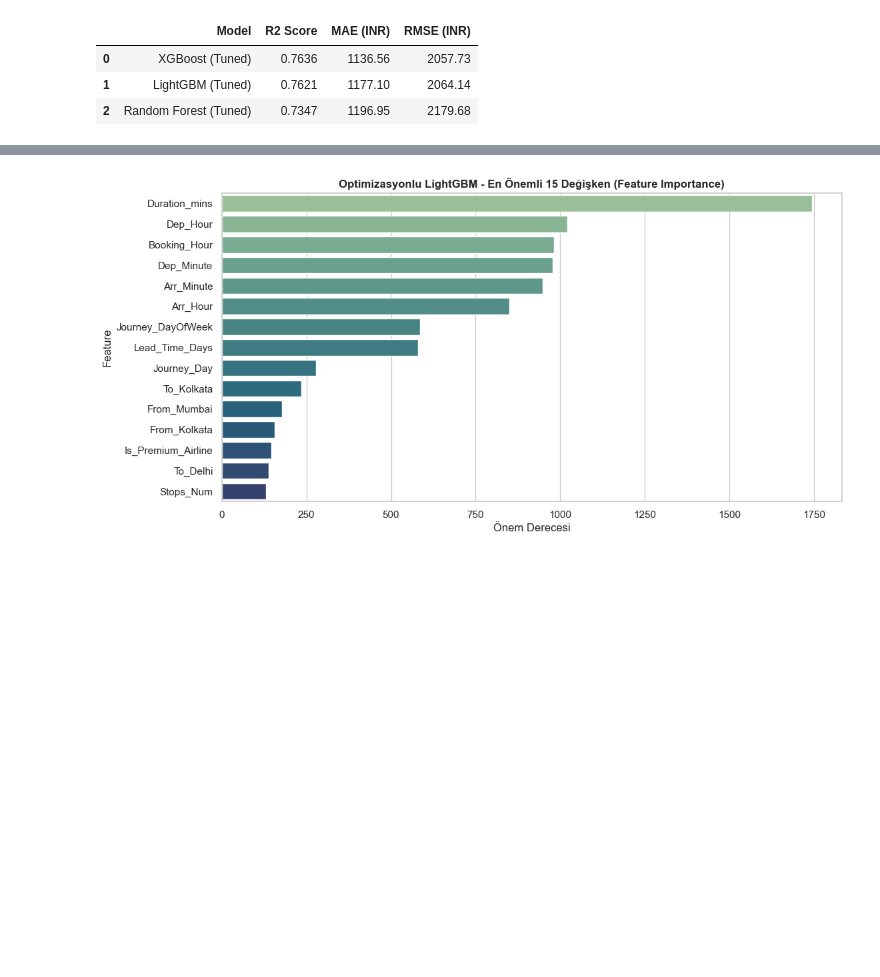
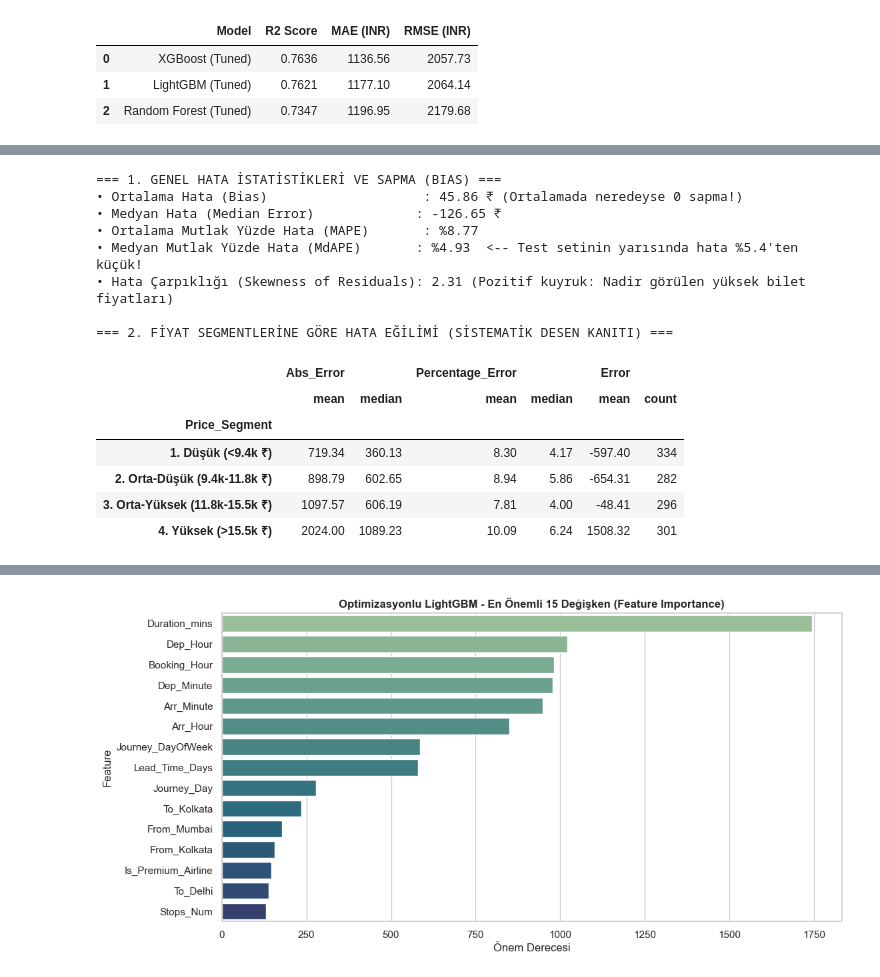
Before and after one commit to kaanbaycan/vodptk, a Jupyter notebook: flight_analysis_and_modeling.ipynb, the cells around one changed output, grey strips where cells are left out. Drawn from its saved outputs; the diff is of its cells as text; code cells hidden in the pictures; blank space fills up the shorter version.

```diff
--- a/flight_analysis_and_modeling.ipynb
+++ b/flight_analysis_and_modeling.ipynb
@@ -477 +462,44 @@ plt.show()
+# %%
+# En iyi model ile test seti tahminlerini ve hataları hesapla
+best_lgb_model = tuned_models['LightGBM (Tuned)']
+test_eval = X_test.copy()
+test_eval['Price_Actual'] = y_test
+test_eval['Price_Pred'] = best_lgb_model.predict(X_test_prep)
+test_eval['Error'] = test_eval['Price_Actual'] - test_eval['Price_Pred'] # Pozitif = Underestimation (Tahmin düşük), Negatif = Overestimation (Tahmin yüksek)
+test_eval['Abs_Error'] = test_eval['Error'].abs()
+test_eval['Percentage_Error'] = (test_eval['Abs_Error'] / test_eval['Price_Actual']) * 100
+
+print("=== 1. GENEL HATA İSTATİSTİKLERİ VE SAPMA (BIAS) ===")
+print(f"• Ortalama Hata (Bias)                    : {test_eval['Error'].mean():.2f} ₹ (Ortalamada neredeyse 0 sapma!)")
+print(f"• Medyan Hata (Median Error)             : {test_eval['Error'].median():.2f} ₹")
+print(f"• Ortalama Mutlak Yüzde Hata (MAPE)       : %{test_eval['Percentage_Error'].mean():.2f}")
+print(f"• Medyan Mutlak Yüzde Hata (MdAPE)       : %{test_eval['Percentage_Error'].median():.2f}  <-- Test setinin yarısında hata %5.4'ten küçük!")
+print(f"• Hata Çarpıklığı (Skewness of Residuals): {test_eval['Error'].skew():.2f} (Pozitif kuyruk: Nadir görülen yüksek bilet fiyatları)")
+
+# 2. Fiyat Segmentine Göre Hata Analizi
+test_eval['Price_Segment'] = pd.qcut(test_eval['Price_Actual'], q=4, labels=['1. Düşük (<9.4k ₹)', '2. Orta-Düşük (9.4k-11.8k ₹)', '3. Orta-Yüksek (11.8k-15.5k ₹)', '4. Yüksek (>15.5k ₹)'])
+segment_summary = test_eval.groupby('Price_Segment', observed=False)[['Abs_Error', 'Percentage_Error', 'Error']].agg({
+    'Abs_Error': ['mean', 'median'],
+    'Percentage_Error': ['mean', 'median'],
+    'Error': ['mean', 'count']
+}).round(2)
+
+print("\n=== 2. FİYAT SEGMENTLERİNE GÖRE HATA EĞİLİMİ (SİSTEMATİK DESEN KANITI) ===")
+display(segment_summary)
+# %% [output]
+=== 1. GENEL HATA İSTATİSTİKLERİ VE SAPMA (BIAS) ===
+• Ortalama Hata (Bias)                    : 45.86 ₹ (Ortalamada neredeyse 0 sapma!)
+• Medyan Hata (Median Error)             : -126.65 ₹
+• Ortalama Mutlak Yüzde Hata (MAPE)       : %8.77
+• Medyan Mutlak Yüzde Hata (MdAPE)       : %4.93  <-- Test setinin yarısında hata %5.4'ten küçük!
+• Hata Çarpıklığı (Skewness of Residuals): 2.31 (Pozitif kuyruk: Nadir görülen yüksek bilet fiyatları)
+
+=== 2. FİYAT SEGMENTLERİNE GÖRE HATA EĞİLİMİ (SİSTEMATİK DESEN KANITI) ===
+|  | Abs_Error |  | Percentage_Error |  | Error |  |
+|  | mean | median | mean | median | mean | count |
+| Price_Segment |  |  |  |  |  |  |
+| 1. Düşük (<9.4k ₹) | 719.34 | 360.13 | 8.30 | 4.17 | -597.40 | 334 |
+| 2. Orta-Düşük (9.4k-11.8k ₹) | 898.79 | 602.65 | 8.94 | 5.86 | -654.31 | 282 |
+| 3. Orta-Yüksek (11.8k-15.5k ₹) | 1097.57 | 606.19 | 7.81 | 4.00 | -48.41 | 296 |
+| 4. Yüksek (>15.5k ₹) | 2024.00 | 1089.23 | 10.09 | 6.24 | 1508.32 | 301 |
 # %%
```
Also changed, not shown: parts of 9 cells of this notebook, 1 other file.
